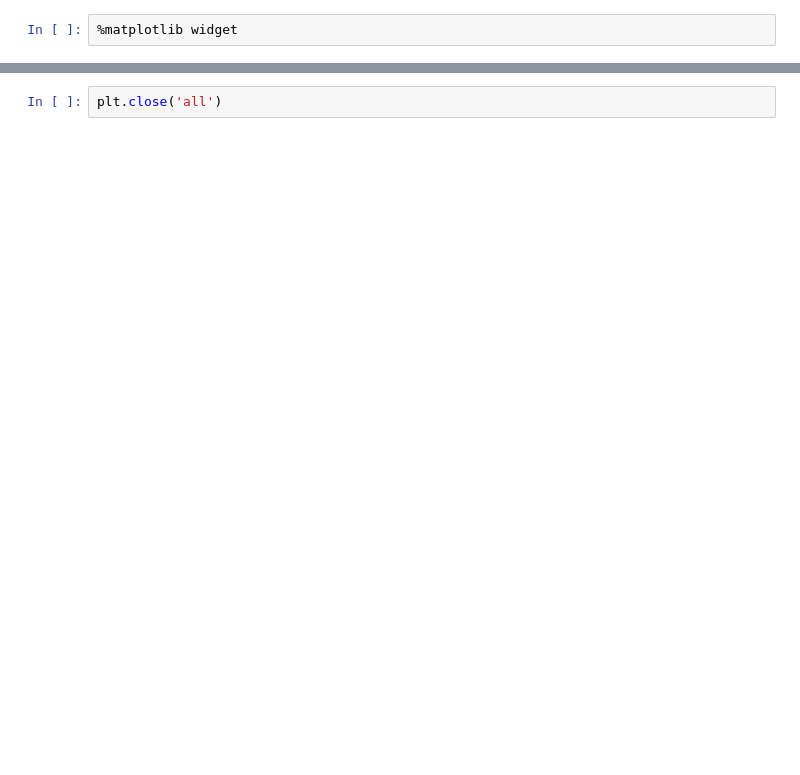
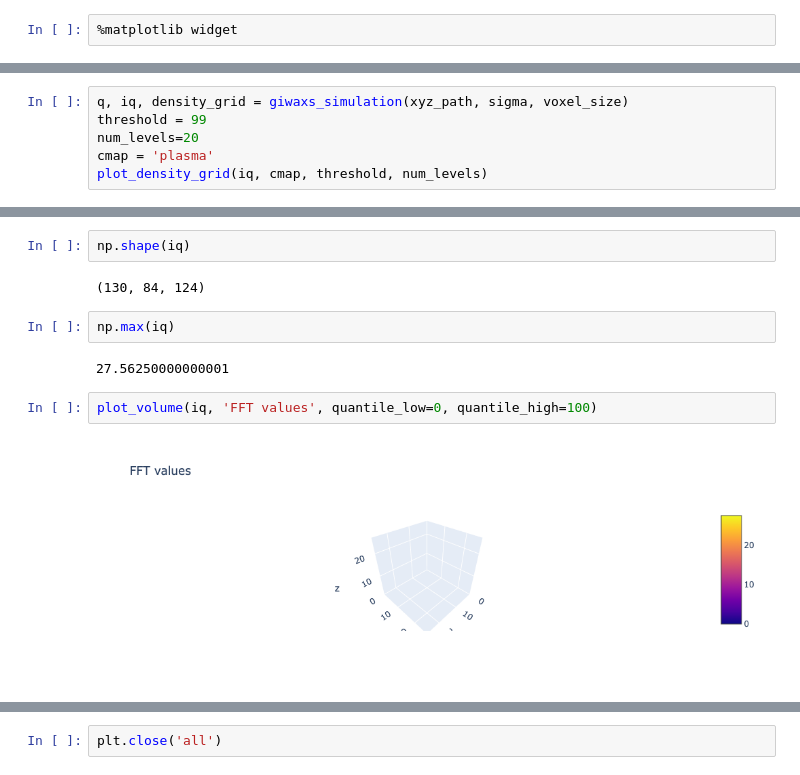
Before and after one commit to tchaney97/giwaxsim, a Jupyter notebook: giwaxs_forward_sim.ipynb, the cells around one changed output, grey strips where cells are left out. Saved outputs shown, nothing was run; the diff lists cells and outputs as text; blank space fills up the shorter version.

```diff
--- a/giwaxs_forward_sim.ipynb
+++ b/giwaxs_forward_sim.ipynb
@@ -418,0 +335,6 @@ plot_density_grid(xyz_path, sigma, voxel_size)
+# %%
+q, iq, density_grid = giwaxs_simulation(xyz_path, sigma, voxel_size)
+threshold = 99
+num_levels=20
+cmap = 'plasma'
+plot_density_grid(iq, cmap, threshold, num_levels)
@@ -418,0 +343,12 @@ plot_density_grid(xyz_path, sigma, voxel_size)
+# %%
+np.shape(iq)
+# %% [output]
+(130, 84, 124)
+# %%
+np.max(iq)
+# %% [output]
+27.56250000000001
+# %%
+plot_volume(iq, 'FFT values', quantile_low=0, quantile_high=100)
+# %% [output]
+[figure, added]
```
Also changed, not shown: parts of 10 cells of this notebook.
